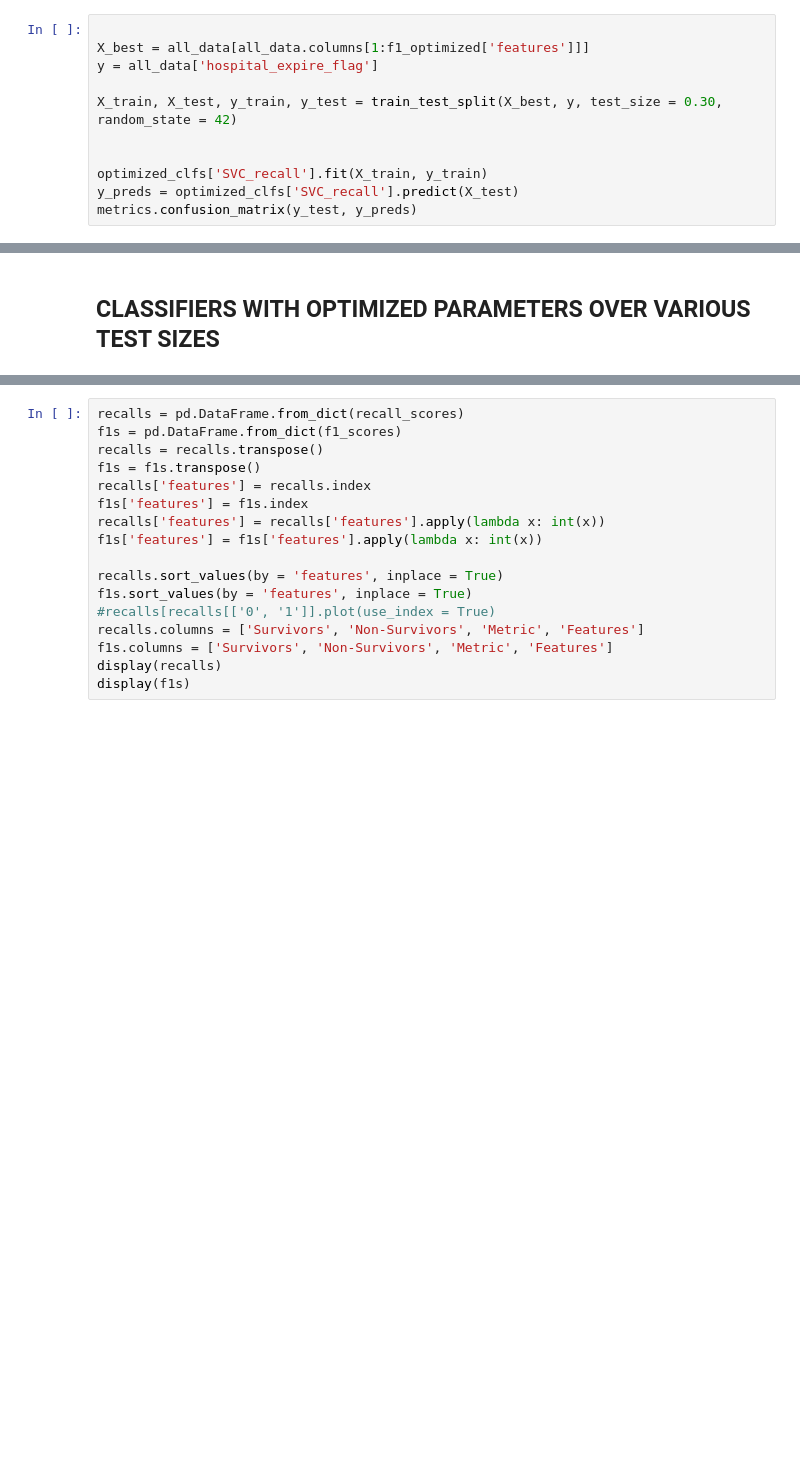
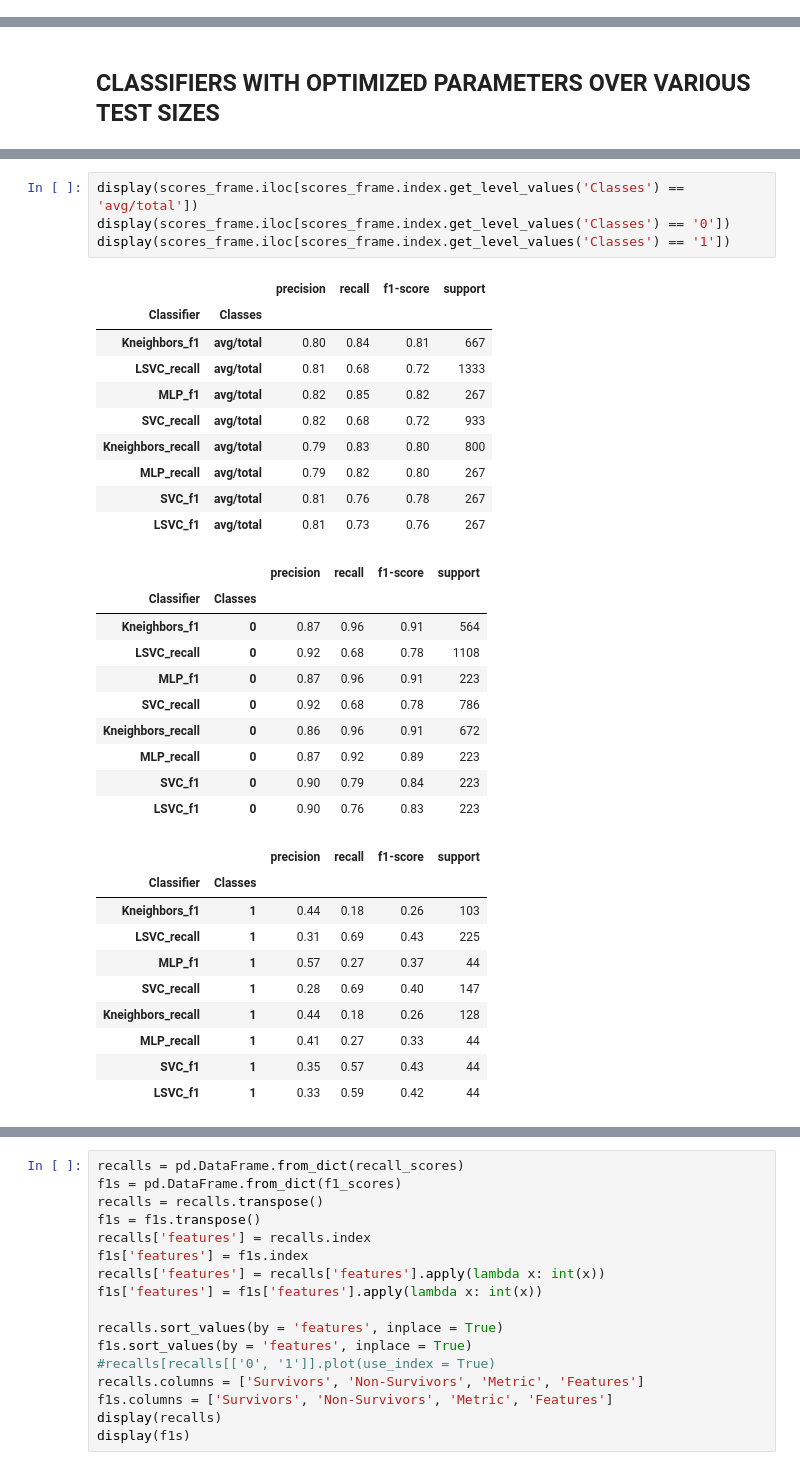
Before and after one commit to RJBeetel3/mimic3_analysis, a Jupyter notebook: ICU_MORTALITY_FIRST24.ipynb, the cells around one changed output, grey strips where cells are left out. Saved outputs shown, nothing was run; the diff lists cells and outputs as text; blank space fills up the shorter version.

```diff
--- a/ICU_MORTALITY_FIRST24.ipynb
+++ b/ICU_MORTALITY_FIRST24.ipynb
@@ -280,14 +290,3 @@ Optimized Scores are
           1       0.32      0.62      0.43       128
 
 avg / total       0.82      0.73      0.76       800
-# %%
-
-X_best = all_data[all_data.columns[1:f1_optimized['features']]]
-y = all_data['hospital_expire_flag']
-
-X_train, X_test, y_train, y_test = train_test_split(X_best, y, test_size = 0.30, random_state = 42)
-
-
-optimized_clfs['SVC_recall'].fit(X_train, y_train)
-y_preds = optimized_clfs['SVC_recall'].predict(X_test)
-metrics.confusion_matrix(y_test, y_preds)
@@ -671,0 +814,35 @@ array([ 0.1,  0.2,  0.3,  0.4,  0.5])
+# %%
+display(scores_frame.iloc[scores_frame.index.get_level_values('Classes') == 'avg/total'])
+display(scores_frame.iloc[scores_frame.index.get_level_values('Classes') == '0'])
+display(scores_frame.iloc[scores_frame.index.get_level_values('Classes') == '1'])
+# %% [output]
+|  |  | precision | recall | f1-score | support |
+| Classifier | Classes |  |  |  |  |
+| Kneighbors_f1 | avg/total | 0.80 | 0.84 | 0.81 | 667 |
+| LSVC_recall | avg/total | 0.81 | 0.68 | 0.72 | 1333 |
+| MLP_f1 | avg/total | 0.82 | 0.85 | 0.82 | 267 |
+| SVC_recall | avg/total | 0.82 | 0.68 | 0.72 | 933 |
+| Kneighbors_recall | avg/total | 0.79 | 0.83 | 0.80 | 800 |
+| MLP_recall | avg/total | 0.79 | 0.82 | 0.80 | 267 |
+| SVC_f1 | avg/total | 0.81 | 0.76 | 0.78 | 267 |
+| LSVC_f1 | avg/total | 0.81 | 0.73 | 0.76 | 267 |
+|  |  | precision | recall | f1-score | support |
+| Classifier | Classes |  |  |  |  |
+| Kneighbors_f1 | 0 | 0.87 | 0.96 | 0.91 | 564 |
+| LSVC_recall | 0 | 0.92 | 0.68 | 0.78 | 1108 |
+| MLP_f1 | 0 | 0.87 | 0.96 | 0.91 | 223 |
+| SVC_recall | 0 | 0.92 | 0.68 | 0.78 | 786 |
+| Kneighbors_recall | 0 | 0.86 | 0.96 | 0.91 | 672 |
+| MLP_recall | 0 | 0.87 | 0.92 | 0.89 | 223 |
+| SVC_f1 | 0 | 0.90 | 0.79 | 0.84 | 223 |
+| LSVC_f1 | 0 | 0.90 | 0.76 | 0.83 | 223 |
+|  |  | precision | recall | f1-score | support |
+| Classifier | Classes |  |  |  |  |
+| Kneighbors_f1 | 1 | 0.44 | 0.18 | 0.26 | 103 |
+| LSVC_recall | 1 | 0.31 | 0.69 | 0.43 | 225 |
+| MLP_f1 | 1 | 0.57 | 0.27 | 0.37 | 44 |
+| SVC_recall | 1 | 0.28 | 0.69 | 0.40 | 147 |
+| Kneighbors_recall | 1 | 0.44 | 0.18 | 0.26 | 128 |
+| MLP_recall | 1 | 0.41 | 0.27 | 0.33 | 44 |
+| SVC_f1 | 1 | 0.35 | 0.57 | 0.43 | 44 |
+| LSVC_f1 | 1 | 0.33 | 0.59 | 0.42 | 44 |
```
Also changed, not shown: parts of 15 cells of this notebook.
